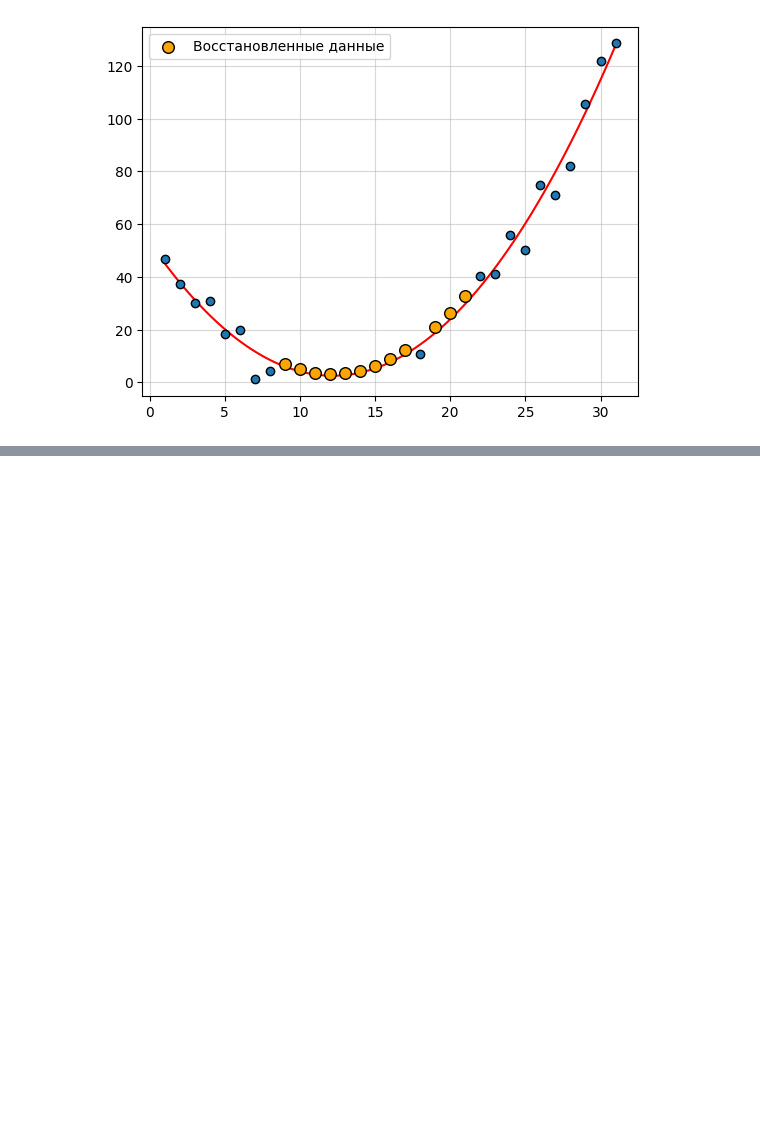
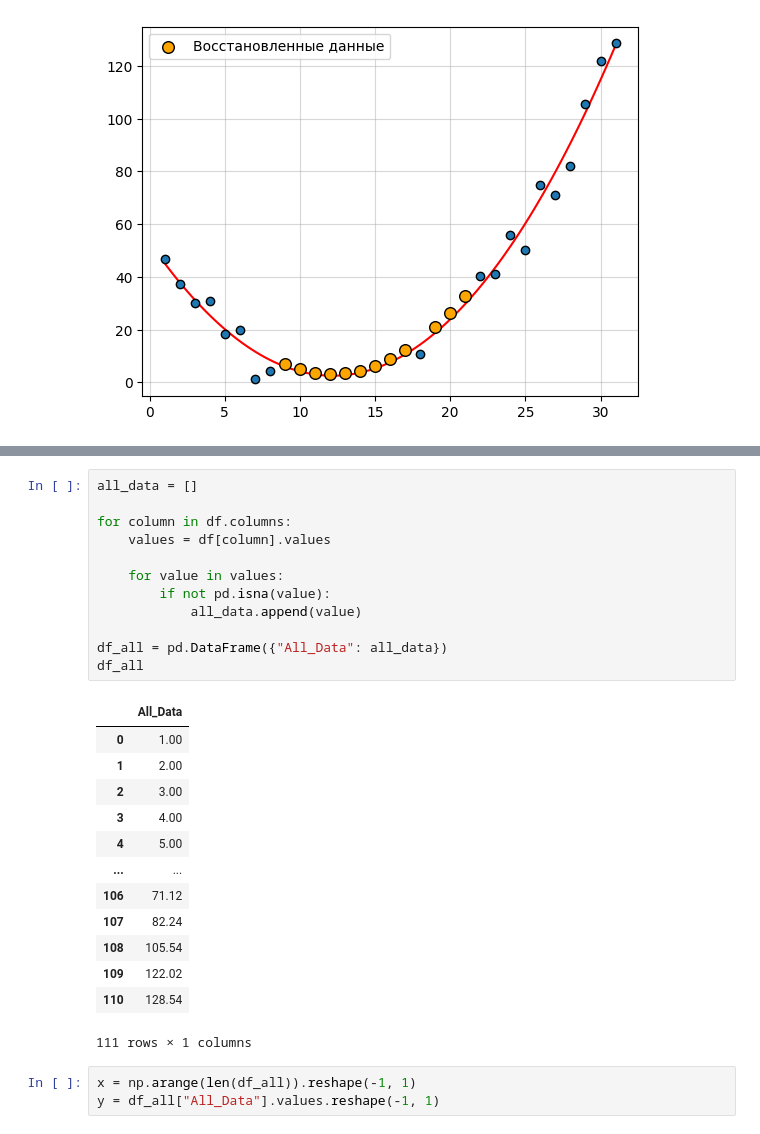
Before and after one commit to egorbeckish/Masters-program, a Jupyter notebook: 1. First Course/Semester 1/Нелинейная оптимизация/4. Декабрь/05.12.2025/Бекиш.ipynb, the cells around one changed output, grey strips where cells are left out. Saved outputs shown, nothing was run; the diff lists cells and outputs as text; blank space fills up the shorter version.

```diff
--- a/1. First Course/Semester 1/Нелинейная оптимизация/4. Декабрь/05.12.2025/Бекиш.ipynb
+++ b/1. First Course/Semester 1/Нелинейная оптимизация/4. Декабрь/05.12.2025/Бекиш.ipynb
@@ -144,0 +156,29 @@ plt.show()
+# %%
+all_data = []
+
+for column in df.columns:
+    values = df[column].values
+
+    for value in values:
+        if not pd.isna(value):
+            all_data.append(value)
+
+df_all = pd.DataFrame({"All_Data": all_data})
+df_all
+# %% [output]
+|  | All_Data |
+| 0 | 1.00 |
+| 1 | 2.00 |
+| 2 | 3.00 |
+| 3 | 4.00 |
+| 4 | 5.00 |
+| ... | ... |
+| 106 | 71.12 |
+| 107 | 82.24 |
+| 108 | 105.54 |
+| 109 | 122.02 |
+| 110 | 128.54 |
+111 rows × 1 columns
+# %%
+x = np.arange(len(df_all)).reshape(-1, 1)
+y = df_all["All_Data"].values.reshape(-1, 1)
```
Also changed, not shown: parts of 7 cells of this notebook, 1 other file.
